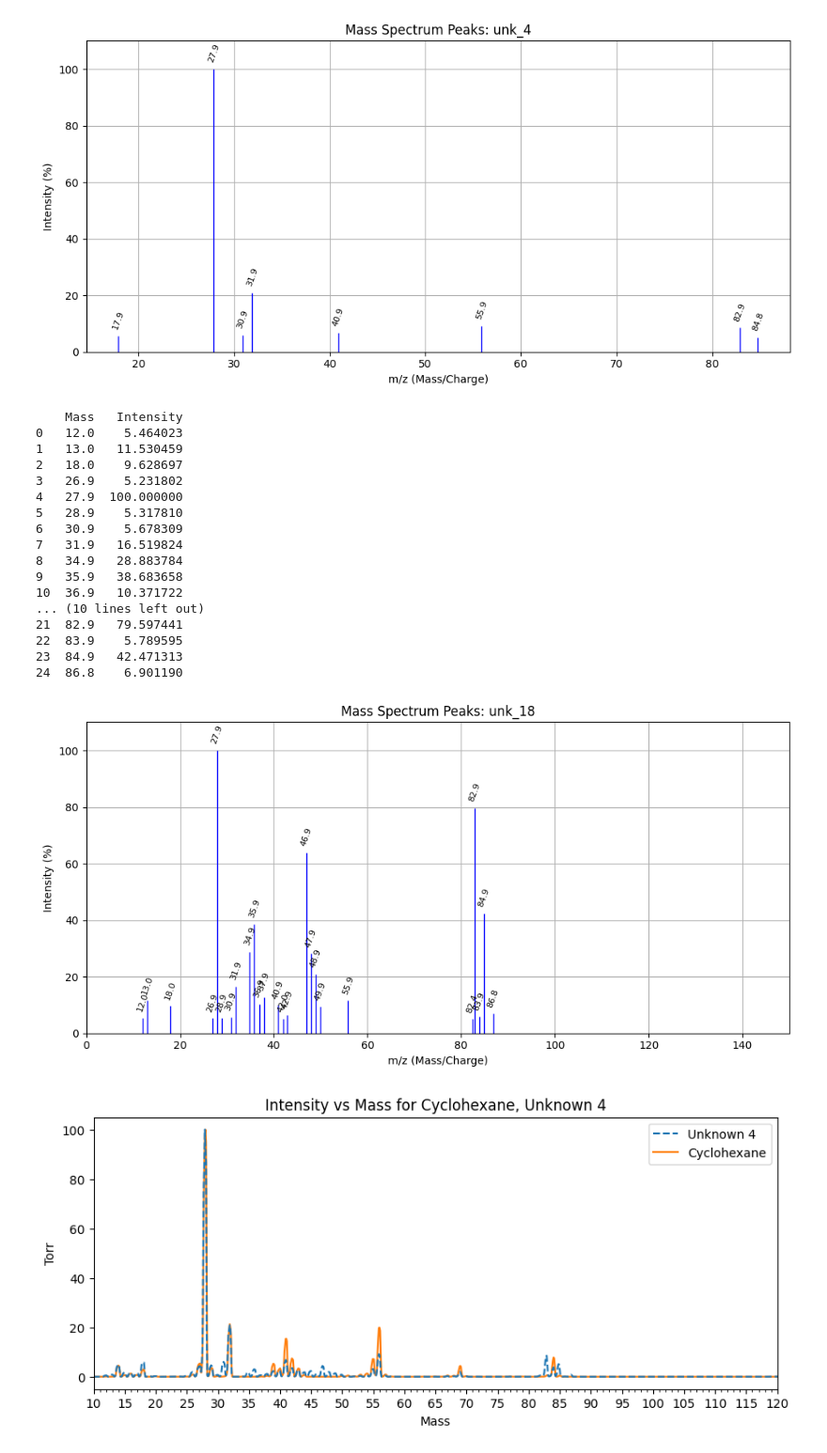
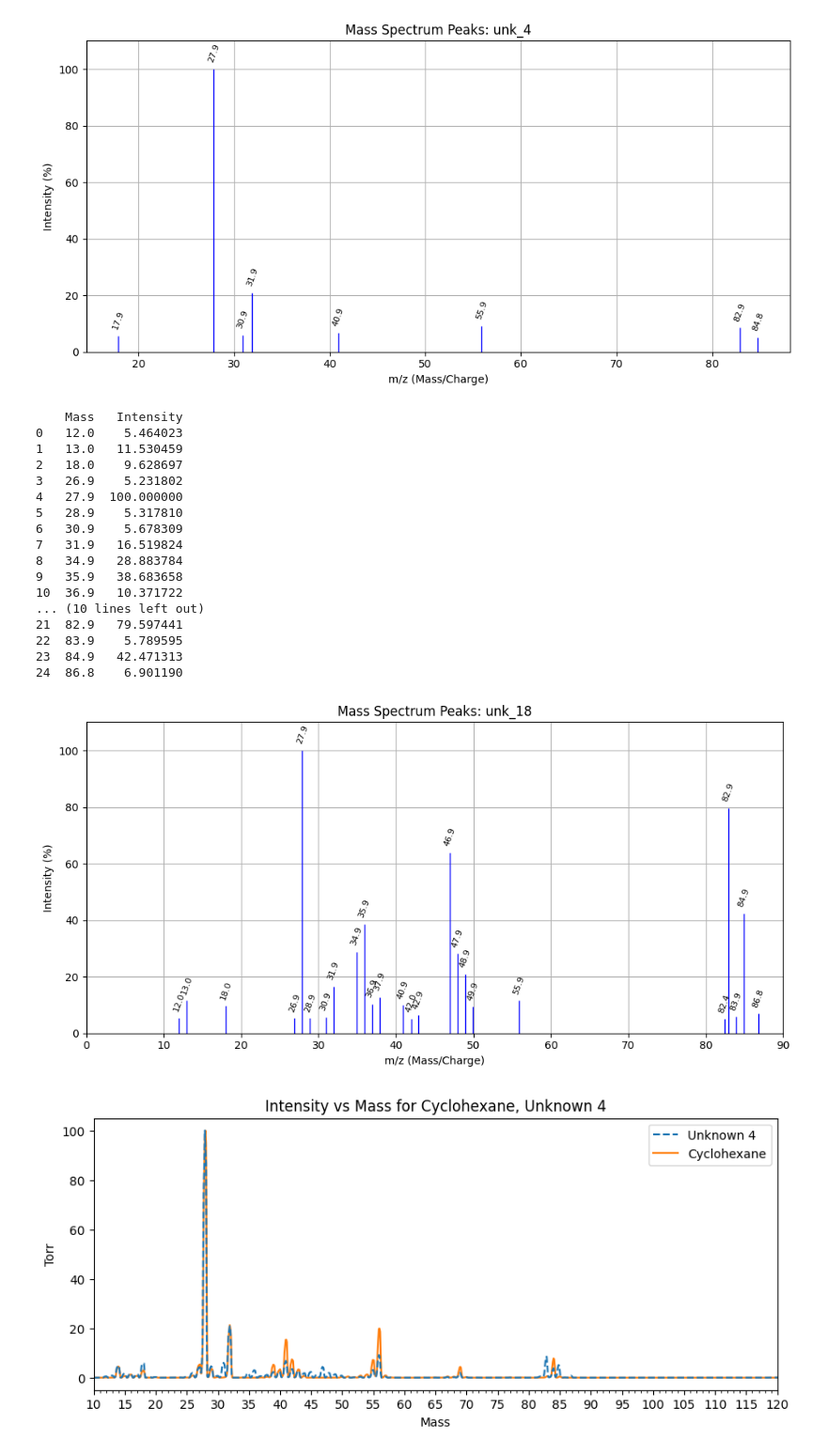
Before and after one commit to kearb-stomp/AdvLabs, a Jupyter notebook: Lab 3/Task 4.ipynb, the cells around one changed output. Shown at 94% size. Saved outputs shown, nothing was run; the diff lists cells and outputs as text; code cells hidden in the pictures.

```diff
--- a/Lab 3/Task 4.ipynb
+++ b/Lab 3/Task 4.ipynb
@@ -324,35 +324,35 @@ for m, I in zip(peaks_mass_unk_18, peaks_unk_18):
         fontsize=8,
         rotation=70)         # slanted like your sample
 
 # Customize plot
 ax.set_xlabel("m/z (Mass/Charge)")
 ax.set_ylabel("Intensity (%)")
 ax.set_title("Mass Spectrum Peaks: unk_18")
 ax.set_ylim(0, 110)  # Adjust if needed
-ax.set_xlim(0, 150)
+ax.set_xlim(0, 90)
 ax.grid(True)
 
 plt.tight_layout()
 plt.show()
 # %% [output]
     Mass   Intensity
 0   12.0    5.464023
 1   13.0   11.530459
 2   18.0    9.628697
 3   26.9    5.231802
 4   27.9  100.000000
 5   28.9    5.317810
 6   30.9    5.678309
 7   31.9   16.519824
 8   34.9   28.883784
 9   35.9   38.683658
 10  36.9   10.371722
 ... (10 lines left out)
 21  82.9   79.597441
 22  83.9    5.789595
 23  84.9   42.471313
 24  86.8    6.901190
-[figure, old version]
+[figure, new version]
 # %%
 
 fig, ax = plt.subplots(figsize=(10, 4))
```
